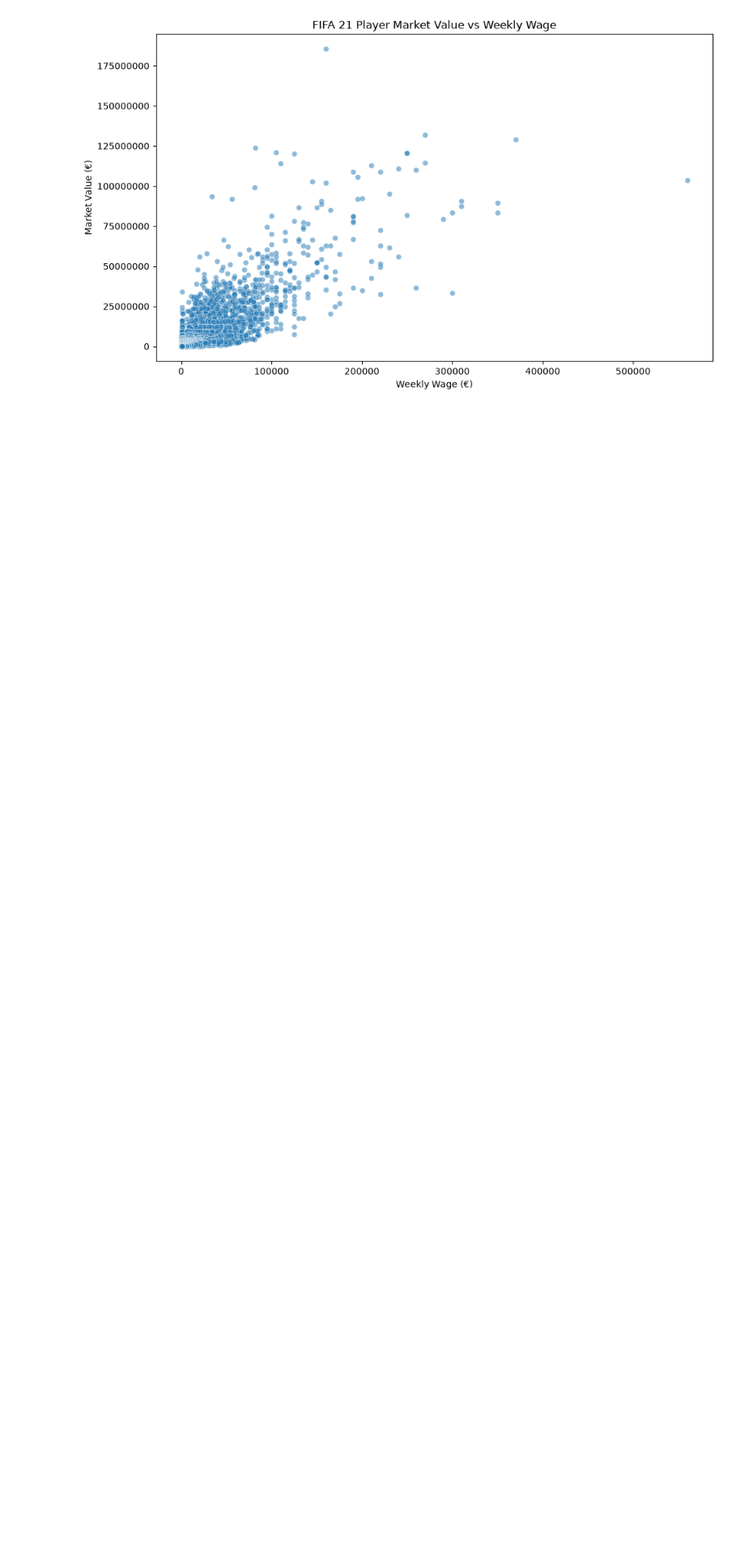
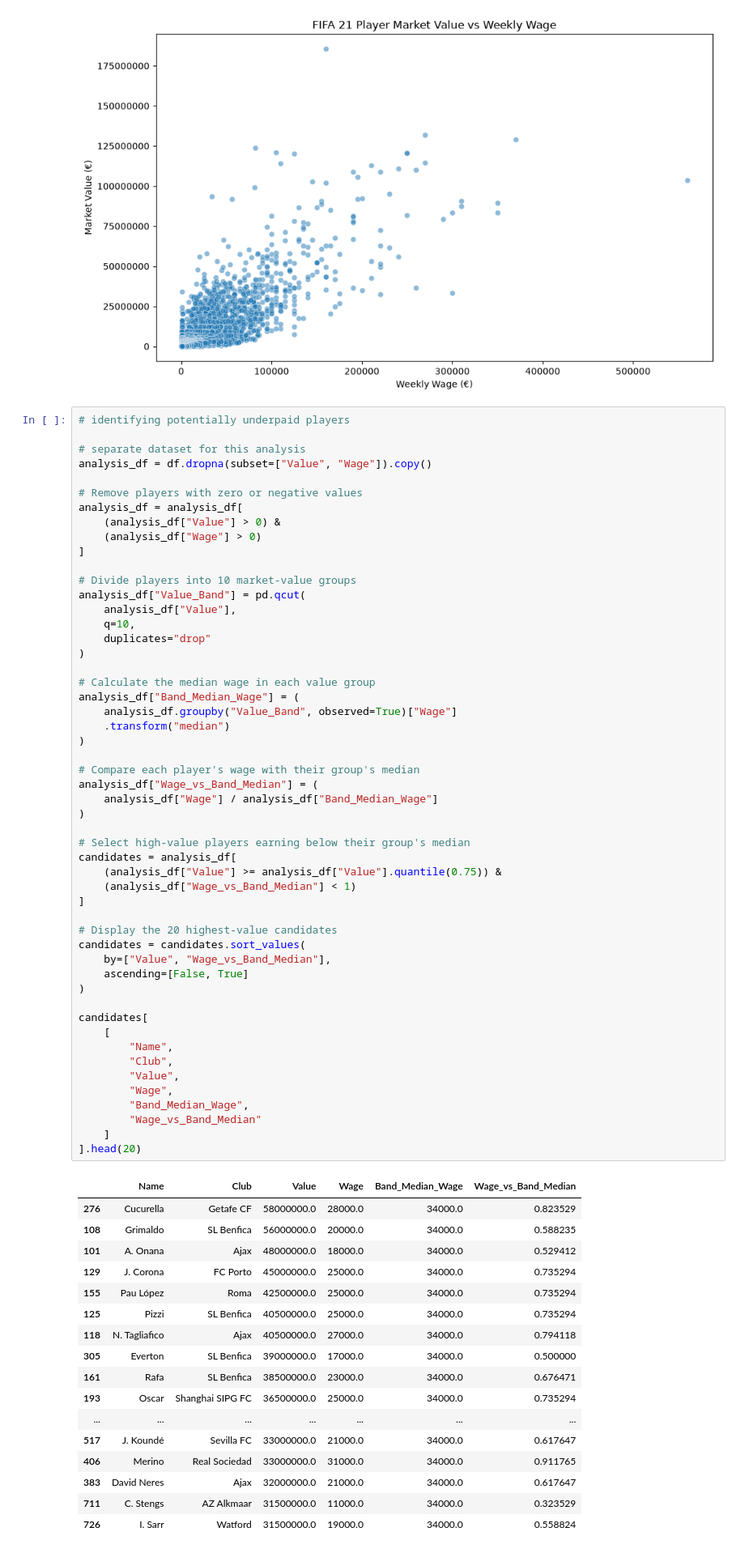
Before and after one commit to Alasko19/bincom_FIFA21_Project, a Jupyter notebook: fifa21_analysis.ipynb, the cells around one changed output. Shown at 81% size. Cells and saved outputs as stored; diff of their text form; blank space fills up the shorter version.

Commit message:
players with potential that are underpaid was identified

```diff
--- a/fifa21_analysis.ipynb
+++ b/fifa21_analysis.ipynb
@@ -532,3 +532,73 @@ plt.tight_layout()
 plt.show()
 # %% [output]
 [figure]
+# %%
+# identifying potentially underpaid players
+
+# separate dataset for this analysis
+analysis_df = df.dropna(subset=["Value", "Wage"]).copy()
+
+# Remove players with zero or negative values
+analysis_df = analysis_df[
+    (analysis_df["Value"] > 0) &
+    (analysis_df["Wage"] > 0)
+]
+
+# Divide players into 10 market-value groups
+analysis_df["Value_Band"] = pd.qcut(
+    analysis_df["Value"],
+    q=10,
+    duplicates="drop"
+)
+
+# Calculate the median wage in each value group
+analysis_df["Band_Median_Wage"] = (
+    analysis_df.groupby("Value_Band", observed=True)["Wage"]
+    .transform("median")
+)
+
+# Compare each player's wage with their group's median
+analysis_df["Wage_vs_Band_Median"] = (
+    analysis_df["Wage"] / analysis_df["Band_Median_Wage"]
+)
+
+# Select high-value players earning below their group's median
+candidates = analysis_df[
+    (analysis_df["Value"] >= analysis_df["Value"].quantile(0.75)) &
+    (analysis_df["Wage_vs_Band_Median"] < 1)
+]
+
+# Display the 20 highest-value candidates
+candidates = candidates.sort_values(
+    by=["Value", "Wage_vs_Band_Median"],
+    ascending=[False, True]
+)
+
+candidates[
+    [
+        "Name",
+        "Club",
+        "Value",
+        "Wage",
+        "Band_Median_Wage",
+        "Wage_vs_Band_Median"
+    ]
+].head(20)
+# %% [output]
+|  | Name | Club | Value | Wage | Band_Median_Wage | Wage_vs_Band_Median |
+| 276 | Cucurella | Getafe CF | 58000000.0 | 28000.0 | 34000.0 | 0.823529 |
+| 108 | Grimaldo | SL Benfica | 56000000.0 | 20000.0 | 34000.0 | 0.588235 |
+| 101 | A. Onana | Ajax | 48000000.0 | 18000.0 | 34000.0 | 0.529412 |
+| 129 | J. Corona | FC Porto | 45000000.0 | 25000.0 | 34000.0 | 0.735294 |
+| 155 | Pau López | Roma | 42500000.0 | 25000.0 | 34000.0 | 0.735294 |
+| 125 | Pizzi | SL Benfica | 40500000.0 | 25000.0 | 34000.0 | 0.735294 |
+| 118 | N. Tagliafico | Ajax | 40500000.0 | 27000.0 | 34000.0 | 0.794118 |
+| 305 | Everton | SL Benfica | 39000000.0 | 17000.0 | 34000.0 | 0.500000 |
+| 161 | Rafa | SL Benfica | 38500000.0 | 23000.0 | 34000.0 | 0.676471 |
+| 193 | Oscar | Shanghai SIPG FC | 36500000.0 | 25000.0 | 34000.0 | 0.735294 |
+| ... | ... | ... | ... | ... | ... | ... |
+| 517 | J. Koundé | Sevilla FC | 33000000.0 | 21000.0 | 34000.0 | 0.617647 |
+| 406 | Merino | Real Sociedad | 33000000.0 | 31000.0 | 34000.0 | 0.911765 |
+| 383 | David Neres | Ajax | 32000000.0 | 21000.0 | 34000.0 | 0.617647 |
+| 711 | C. Stengs | AZ Alkmaar | 31500000.0 | 11000.0 | 34000.0 | 0.323529 |
+| 726 | I. Sarr | Watford | 31500000.0 | 19000.0 | 34000.0 | 0.558824 |
```
